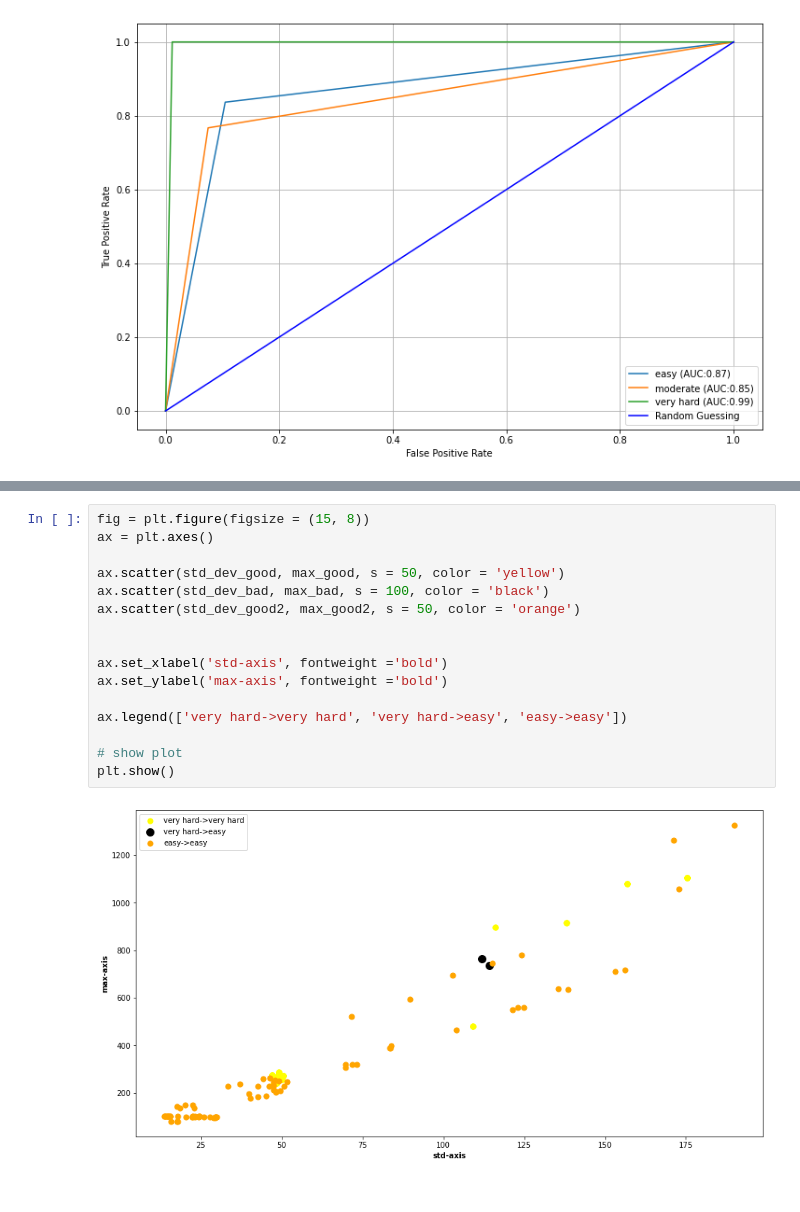
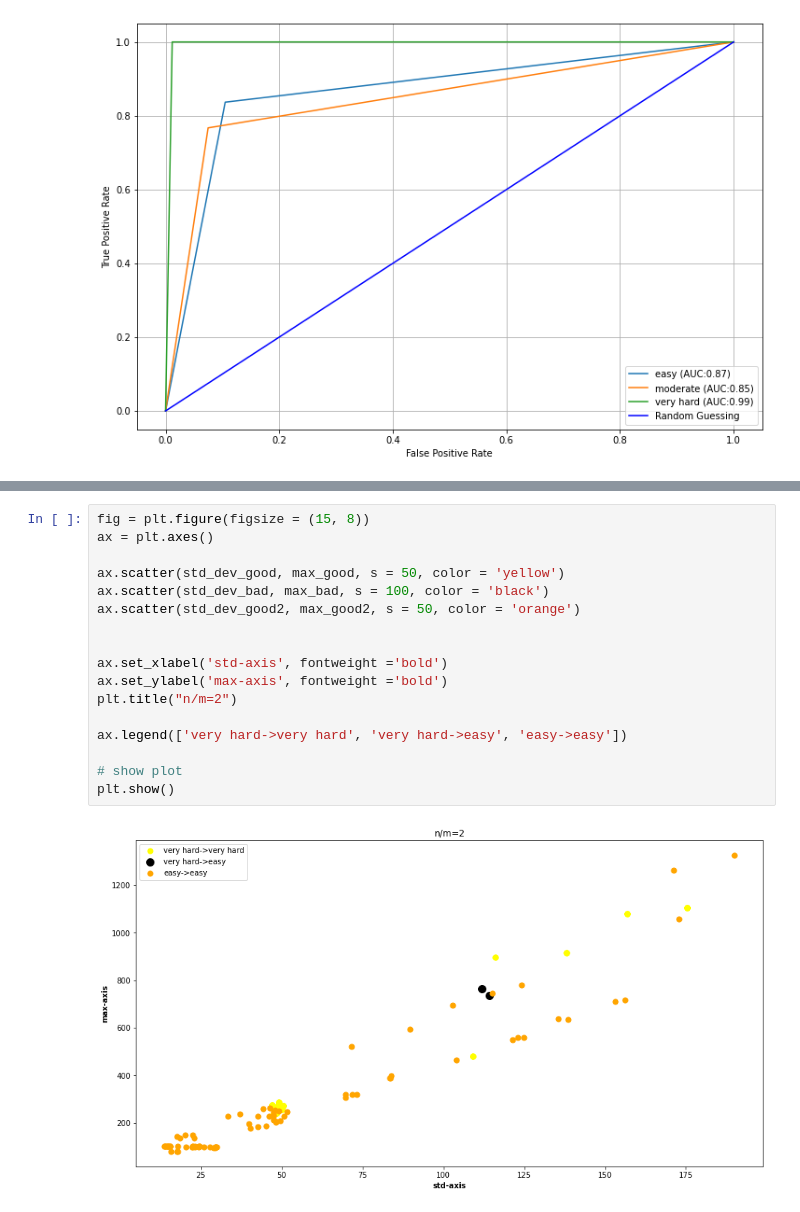
Before and after one commit to harel-coffee/pouw-auto, a Jupyter notebook: 4Dropped_Neural_Network_Multi_Classs_Classification.ipynb, the cells around one changed output, grey strips where cells are left out. Saved outputs shown, nothing was run; the diff lists cells and outputs as text.

```diff
--- a/4Dropped_Neural_Network_Multi_Classs_Classification.ipynb
+++ b/4Dropped_Neural_Network_Multi_Classs_Classification.ipynb
@@ -323,18 +324,19 @@ plt.show()
 # %%
 fig = plt.figure(figsize = (15, 8))
 ax = plt.axes()
 
 ax.scatter(std_dev_good, max_good, s = 50, color = 'yellow')
 ax.scatter(std_dev_bad, max_bad, s = 100, color = 'black')
 ax.scatter(std_dev_good2, max_good2, s = 50, color = 'orange')
 
 
 ax.set_xlabel('std-axis', fontweight ='bold')
 ax.set_ylabel('max-axis', fontweight ='bold')
+plt.title("n/m=2")
 
 ax.legend(['very hard->very hard', 'very hard->easy', 'easy->easy'])
 
 # show plot
 plt.show()
 # %% [output]
-[figure, old version]
+[figure, new version]
```
Also changed, not shown: parts of 2 cells of this notebook.
